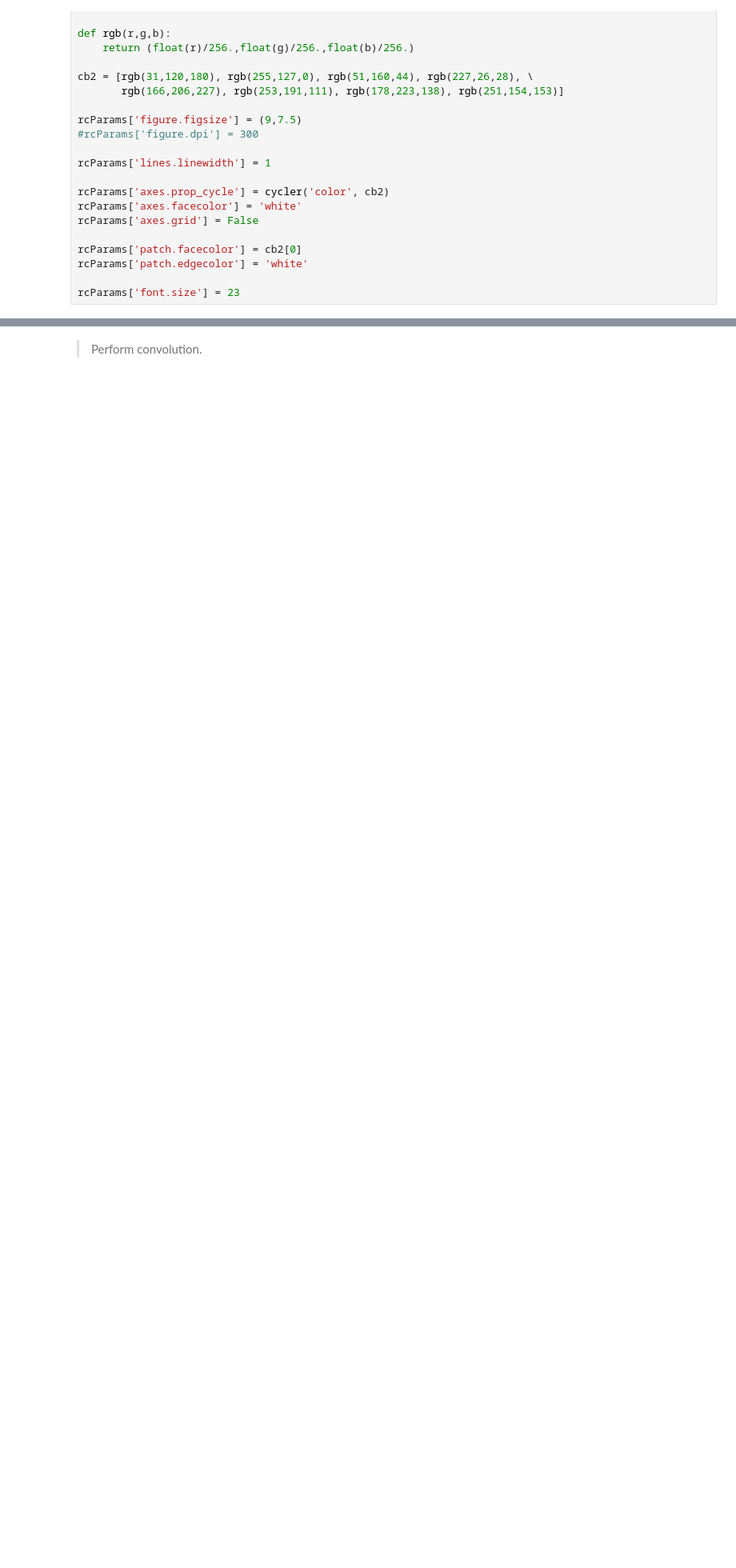
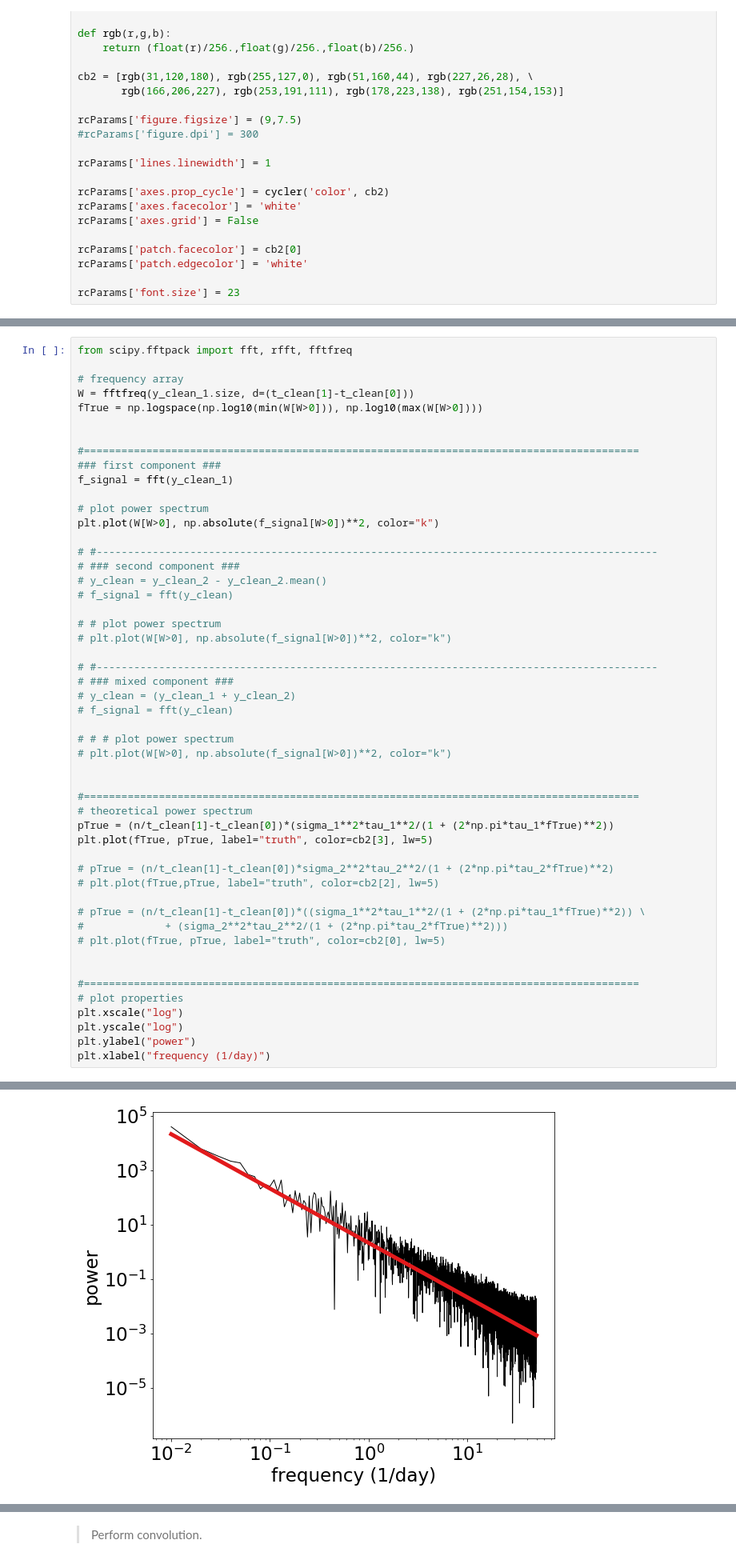
Before and after one commit to tingyuansen/IMLE_on_Galaxy_Images, a Jupyter notebook: AGN_Doublets.ipynb, the cells around one changed output, grey strips where cells are left out. Shown at 80% size. Cells and saved outputs as stored; diff of their text form; blank space fills up the shorter version.

```diff
--- a/AGN_Doublets.ipynb
+++ b/AGN_Doublets.ipynb
@@ -47,0 +110,52 @@ rcParams['font.size'] = 23
+# %%
+from scipy.fftpack import fft, rfft, fftfreq
+
+# frequency array
+W = fftfreq(y_clean_1.size, d=(t_clean[1]-t_clean[0]))
+fTrue = np.logspace(np.log10(min(W[W>0])), np.log10(max(W[W>0])))
+
+
+#=========================================================================================
+### first component ###
+f_signal = fft(y_clean_1)
+
+# plot power spectrum
+plt.plot(W[W>0], np.absolute(f_signal[W>0])**2, color="k")
+
+# #------------------------------------------------------------------------------------------
+# ### second component ###
+# y_clean = y_clean_2 - y_clean_2.mean()
+# f_signal = fft(y_clean)
+
+# # plot power spectrum
+# plt.plot(W[W>0], np.absolute(f_signal[W>0])**2, color="k")
+
+# #------------------------------------------------------------------------------------------
+# ### mixed component ###
+# y_clean = (y_clean_1 + y_clean_2)
+# f_signal = fft(y_clean)
+
+# # # plot power spectrum
+# plt.plot(W[W>0], np.absolute(f_signal[W>0])**2, color="k")
+
+
+#=========================================================================================
+# theoretical power spectrum
+pTrue = (n/t_clean[1]-t_clean[0])*(sigma_1**2*tau_1**2/(1 + (2*np.pi*tau_1*fTrue)**2))
+plt.plot(fTrue, pTrue, label="truth", color=cb2[3], lw=5)
+
+# pTrue = (n/t_clean[1]-t_clean[0])*sigma_2**2*tau_2**2/(1 + (2*np.pi*tau_2*fTrue)**2)
+# plt.plot(fTrue,pTrue, label="truth", color=cb2[2], lw=5)
+
+# pTrue = (n/t_clean[1]-t_clean[0])*((sigma_1**2*tau_1**2/(1 + (2*np.pi*tau_1*fTrue)**2)) \
+#             + (sigma_2**2*tau_2**2/(1 + (2*np.pi*tau_2*fTrue)**2)))
+# plt.plot(fTrue, pTrue, label="truth", color=cb2[0], lw=5)
+
+
+#=========================================================================================
+# plot properties
+plt.xscale("log")
+plt.yscale("log")
+plt.ylabel("power")
+plt.xlabel("frequency (1/day)")
+# %% [output]
@@ -47,0 +163 @@ rcParams['font.size'] = 23
+[figure, added]
```
Also changed, not shown: parts of 22 cells of this notebook.
